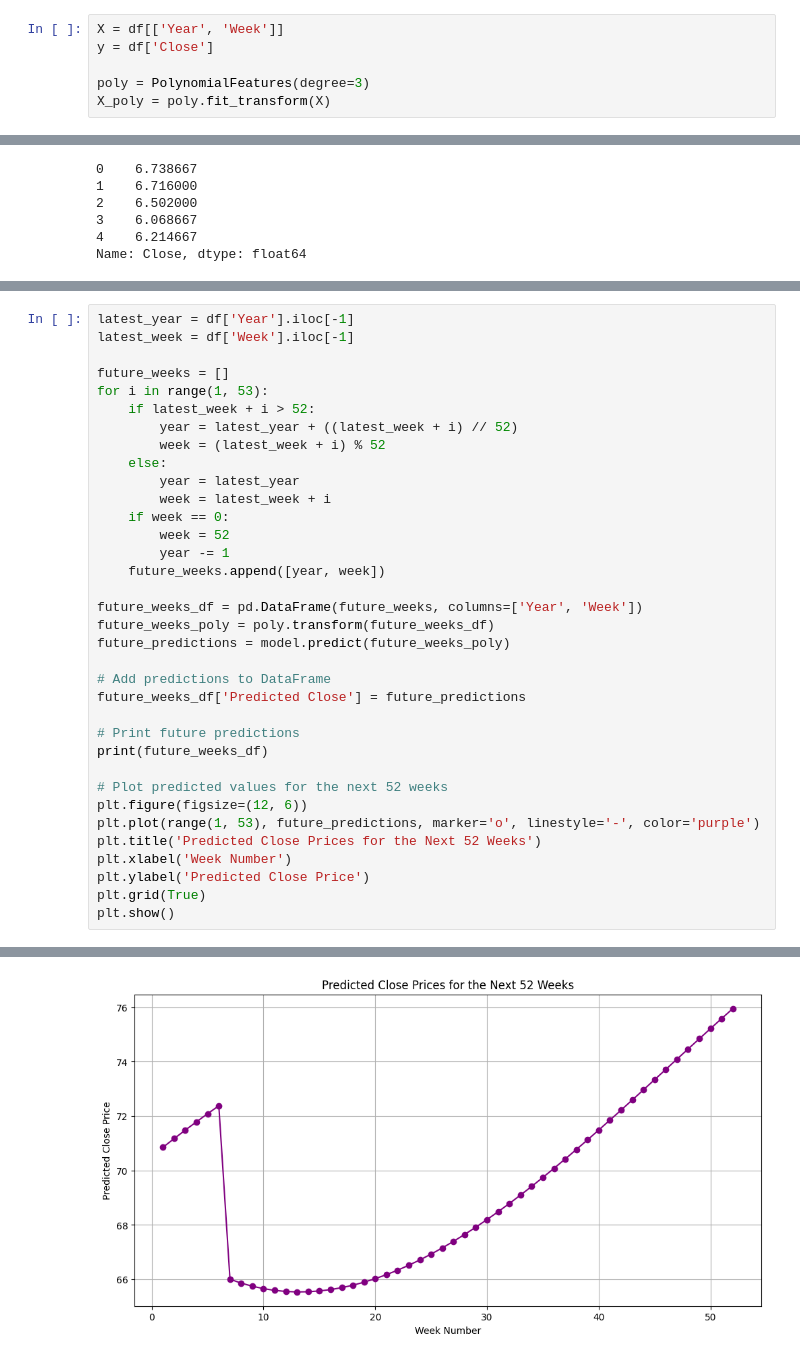
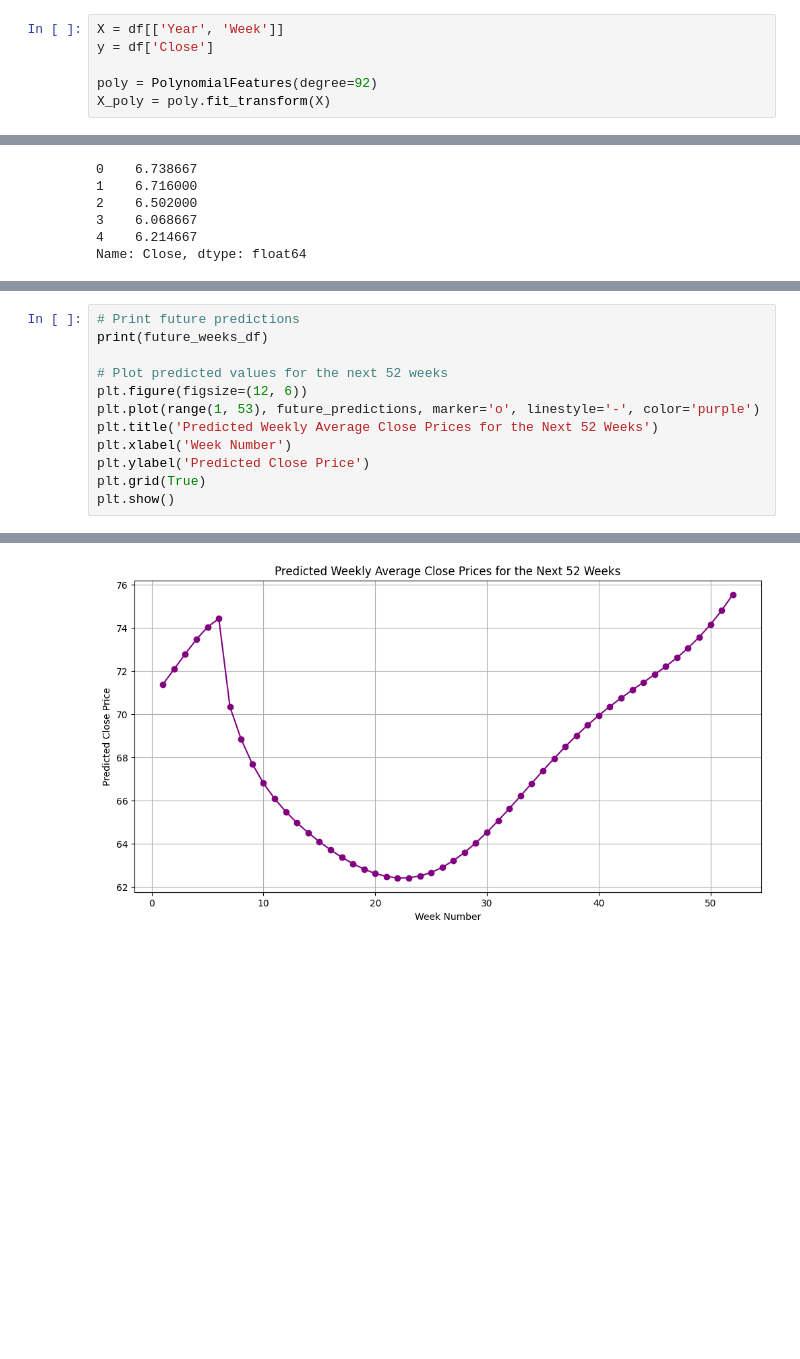
Before and after one commit to sai14karthik/xAI, a Jupyter notebook: averages.ipynb, the cells around one changed output, grey strips where cells are left out. Cells and saved outputs as stored; diff of their text form; blank space fills up the shorter version.

```diff
--- a/averages.ipynb
+++ b/averages.ipynb
@@ -148,7 +142,7 @@ y = df['Close']
 X = df[['Year', 'Week']]
 y = df['Close']
 
-poly = PolynomialFeatures(degree=3)
+poly = PolynomialFeatures(degree=92)
 X_poly = poly.fit_transform(X)
 # %%
 X.head()
@@ -203,34 +240,11 @@ plt.show()
 # %%
-latest_year = df['Year'].iloc[-1]
-latest_week = df['Week'].iloc[-1]
-
-future_weeks = []
-for i in range(1, 53):
-    if latest_week + i > 52:
-        year = latest_year + ((latest_week + i) // 52)
-        week = (latest_week + i) % 52
-    else:
-        year = latest_year
-        week = latest_week + i
-    if week == 0:
-        week = 52
-        year -= 1
-    future_weeks.append([year, week])
-
-future_weeks_df = pd.DataFrame(future_weeks, columns=['Year', 'Week'])
-future_weeks_poly = poly.transform(future_weeks_df)
-future_predictions = model.predict(future_weeks_poly)
-
-# Add predictions to DataFrame
-future_weeks_df['Predicted Close'] = future_predictions
-
 # Print future predictions
 print(future_weeks_df)
 
 # Plot predicted values for the next 52 weeks
 plt.figure(figsize=(12, 6))
 plt.plot(range(1, 53), future_predictions, marker='o', linestyle='-', color='purple')
-plt.title('Predicted Close Prices for the Next 52 Weeks')
+plt.title('Predicted Weekly Average Close Prices for the Next 52 Weeks')
 plt.xlabel('Week Number')
 plt.ylabel('Predicted Close Price')
 plt.grid(True)
@@ -256,4 +270,4 @@ plt.show()
-[figure, old version]
+[figure, new version]
 # %%
 future_weeks_df['Predicted Close'].values.mean()
 # %% [output]
```
Also changed, not shown: parts of 12 cells of this notebook, 2 other files.
